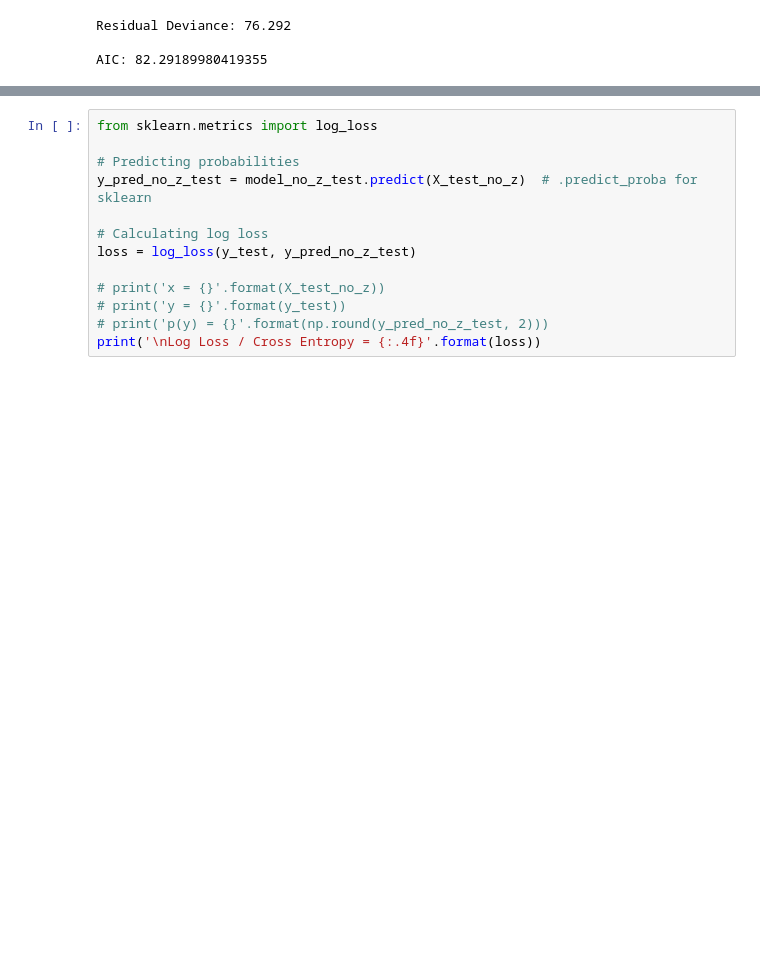
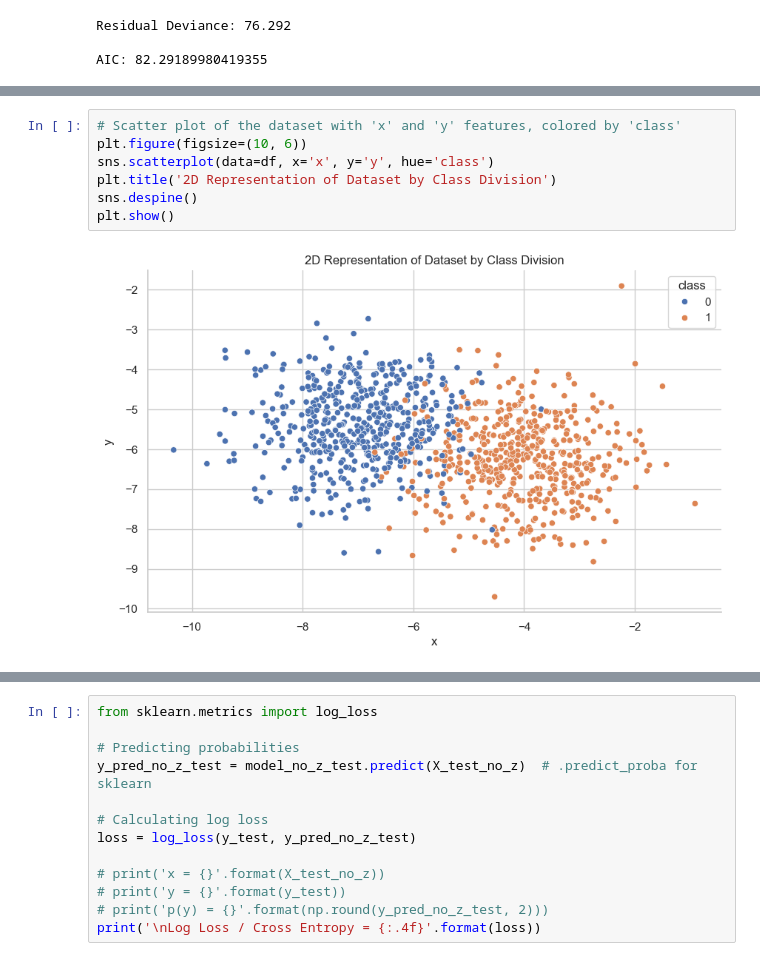
Before and after one commit to FutureGoose/fundamentals_logistic_regression, a Jupyter notebook: fundamentals_logistic_regression.ipynb, the cells around one changed output, grey strips where cells are left out. Cells and saved outputs as stored; diff of their text form; blank space fills up the shorter version.

```diff
--- a/fundamentals_logistic_regression.ipynb
+++ b/fundamentals_logistic_regression.ipynb
@@ -656,0 +814,9 @@ Min: -3.3552  1Q: -0.1005  Median: -0.0013  3Q: 0.0839  Max: 2.7519
+# %%
+# Scatter plot of the dataset with 'x' and 'y' features, colored by 'class'
+plt.figure(figsize=(10, 6))
+sns.scatterplot(data=df, x='x', y='y', hue='class')
+plt.title('2D Representation of Dataset by Class Division')
+sns.despine()
+plt.show()
+# %% [output]
+[figure, added]
```
Also changed, not shown: parts of 53 cells of this notebook.
